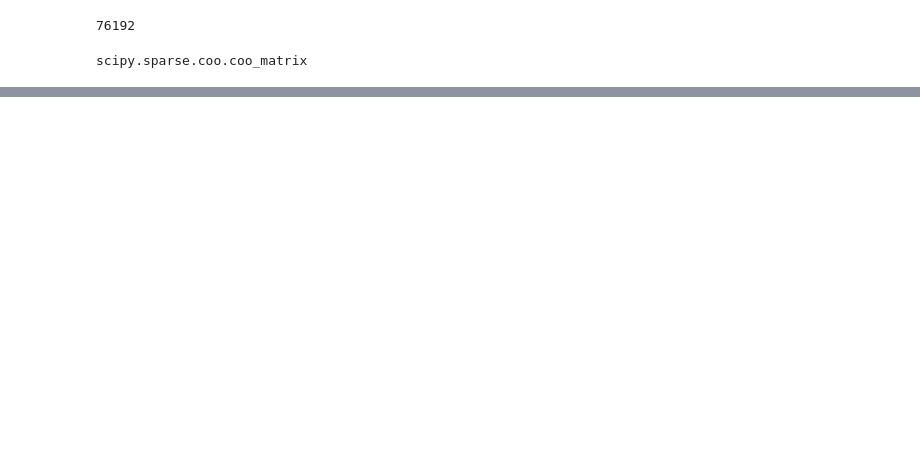
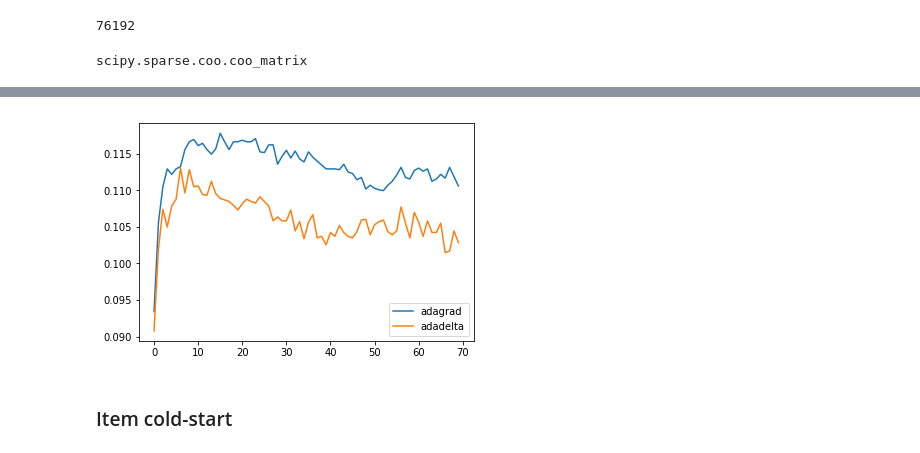
Before and after one commit to nocedan/recommendation_algorithms, a Jupyter notebook: LightFM.ipynb, the cells around one changed output, grey strips where cells are left out. Saved outputs shown, nothing was run; the diff lists cells and outputs as text; code cells hidden in the pictures; blank space fills up the shorter version.

```diff
--- a/LightFM.ipynb
+++ b/LightFM.ipynb
@@ -118,0 +207,10 @@ scipy.sparse.coo.coo_matrix
+# %%
+x= np.arange(len(adagrad_pk))
+plt.plot(x,np.array(adagrad_pk))
+plt.plot(x,np.array(adadelta_pk))
+plt.legend(['adagrad', 'adadelta'], loc = 'lower right')
+plt.show()
+# %% [output]
+[figure, added]
+# %% [markdown]
+### Item cold-start
```
Also changed, not shown: parts of 16 cells of this notebook.
